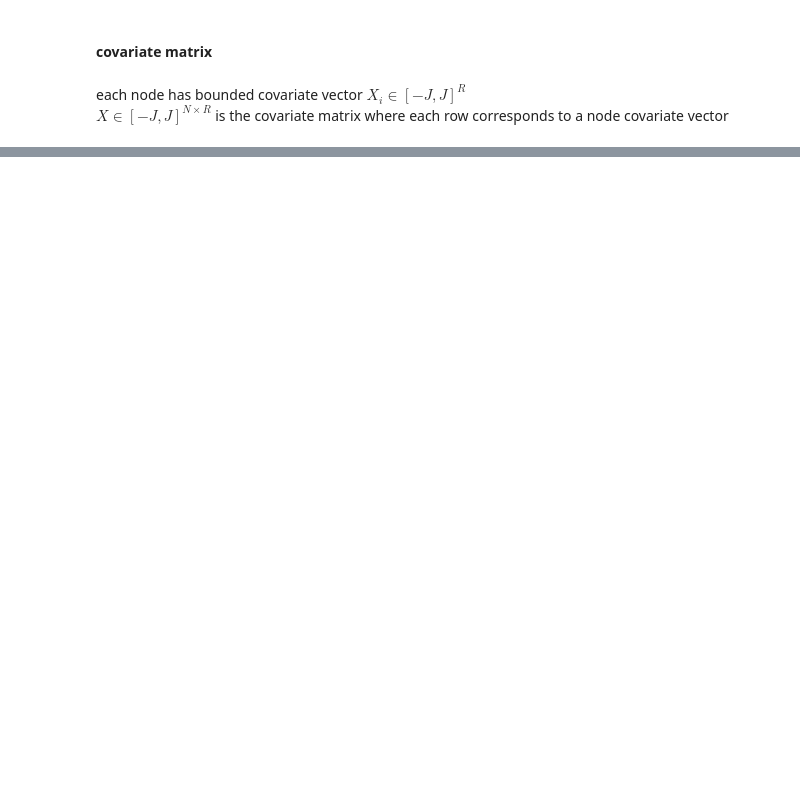
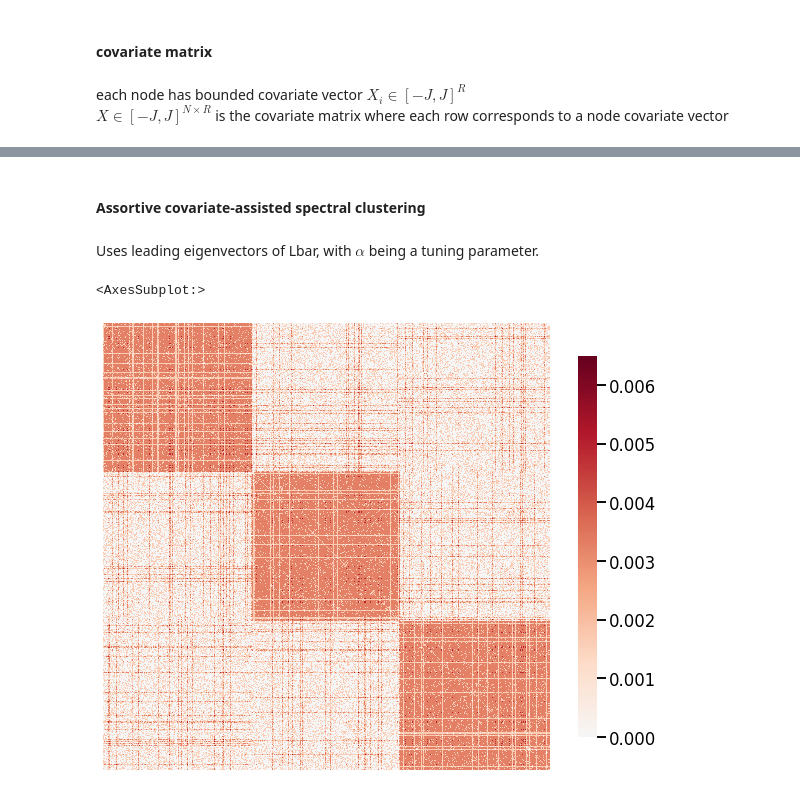
Before and after one commit to loftusa/graspy-personal, a Jupyter notebook: notebooks/casc_paper.ipynb, the cells around one changed output, grey strips where cells are left out. Saved outputs shown, nothing was run; the diff lists cells and outputs as text; code cells hidden in the pictures; blank space fills up the shorter version.

```diff
--- a/notebooks/casc_paper.ipynb
+++ b/notebooks/casc_paper.ipynb
@@ -133,0 +133,11 @@ array([[1, 0, 0],
+# %% [markdown]
+#### Assortive covariate-assisted spectral clustering
+# %% [markdown]
+Uses leading eigenvectors of Lbar, with $\alpha$ being a tuning parameter.
+# %%
+a = .0016  # determined empirically from "setting the tuning parameter"
+L_bar = L + (a*(X@X.T))
+heatmap(L_bar)
+# %% [output]
+<AxesSubplot:>
+[figure, added]
```
Also changed, not shown: parts of 28 cells of this notebook, 1 other file.
